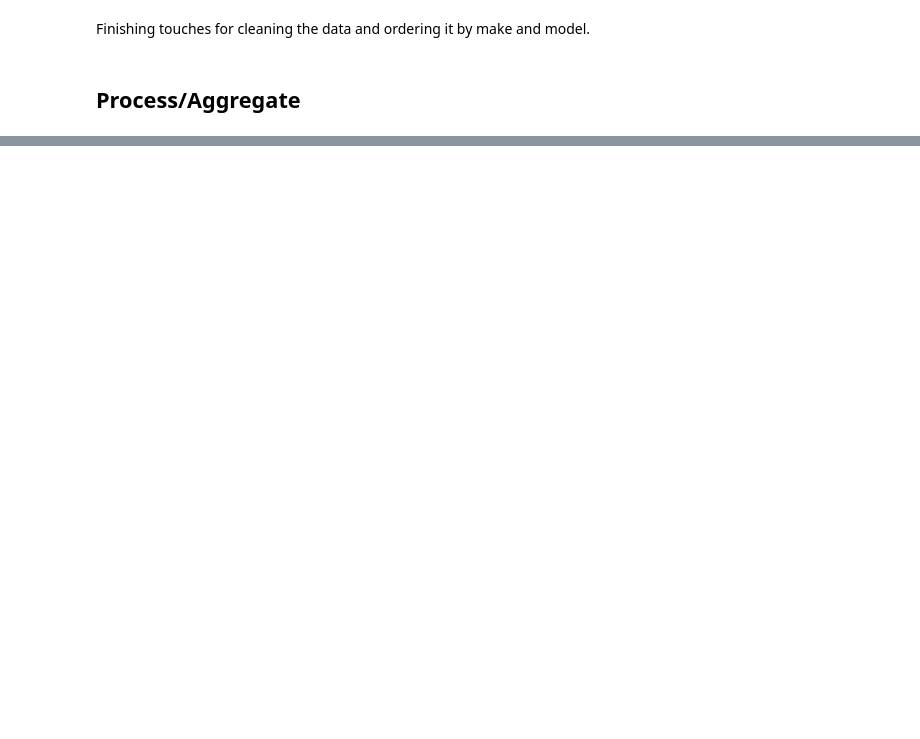
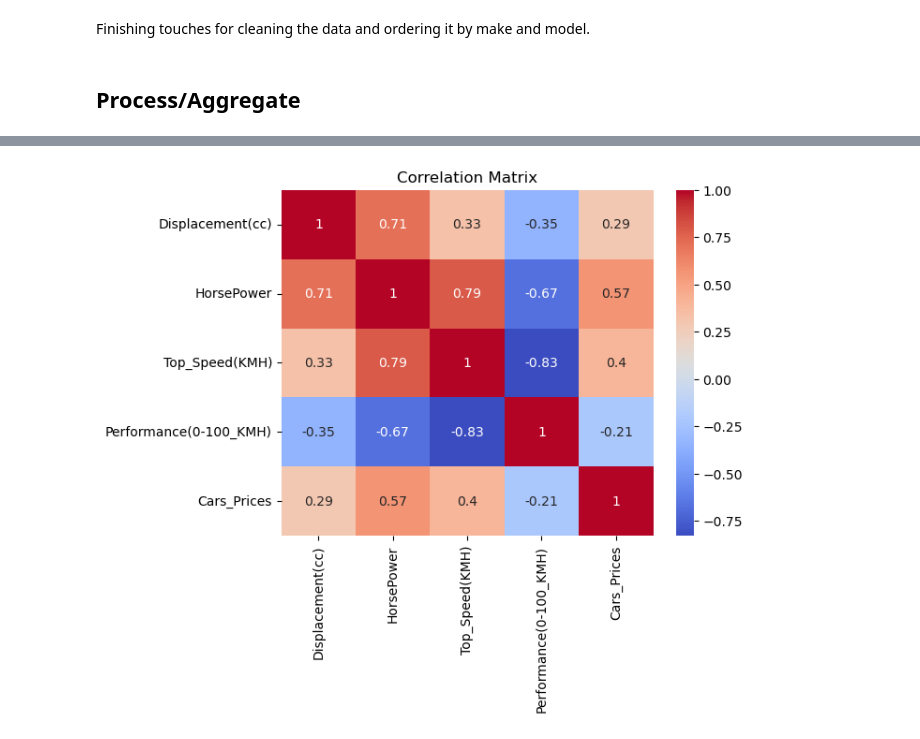
Before and after one commit to dellorkf/KDR-IA-340-2025, a Jupyter notebook: Mini project_IA 340.ipynb, the cells around one changed output, grey strips where cells are left out. Cells and saved outputs as stored; diff of their text form; code cells hidden in the pictures; blank space fills up the shorter version.

```diff
--- a/Mini project_IA 340.ipynb
+++ b/Mini project_IA 340.ipynb
@@ -135,0 +241,10 @@ Finishing touches for cleaning the data and ordering it by make and model.
+# %%
+import seaborn as sns
+iv_columns = ['Displacement(cc)', 'HorsePower', 'Top_Speed(KMH)', 'Performance(0-100_KMH)']
+
+corr = df[iv_columns + ['Cars_Prices']].corr()
+sns.heatmap(corr, annot=True, cmap='coolwarm')
+plt.title('Correlation Matrix')
+plt.show()
+# %% [output]
+[figure, added]
```
Also changed, not shown: parts of 15 cells of this notebook.
